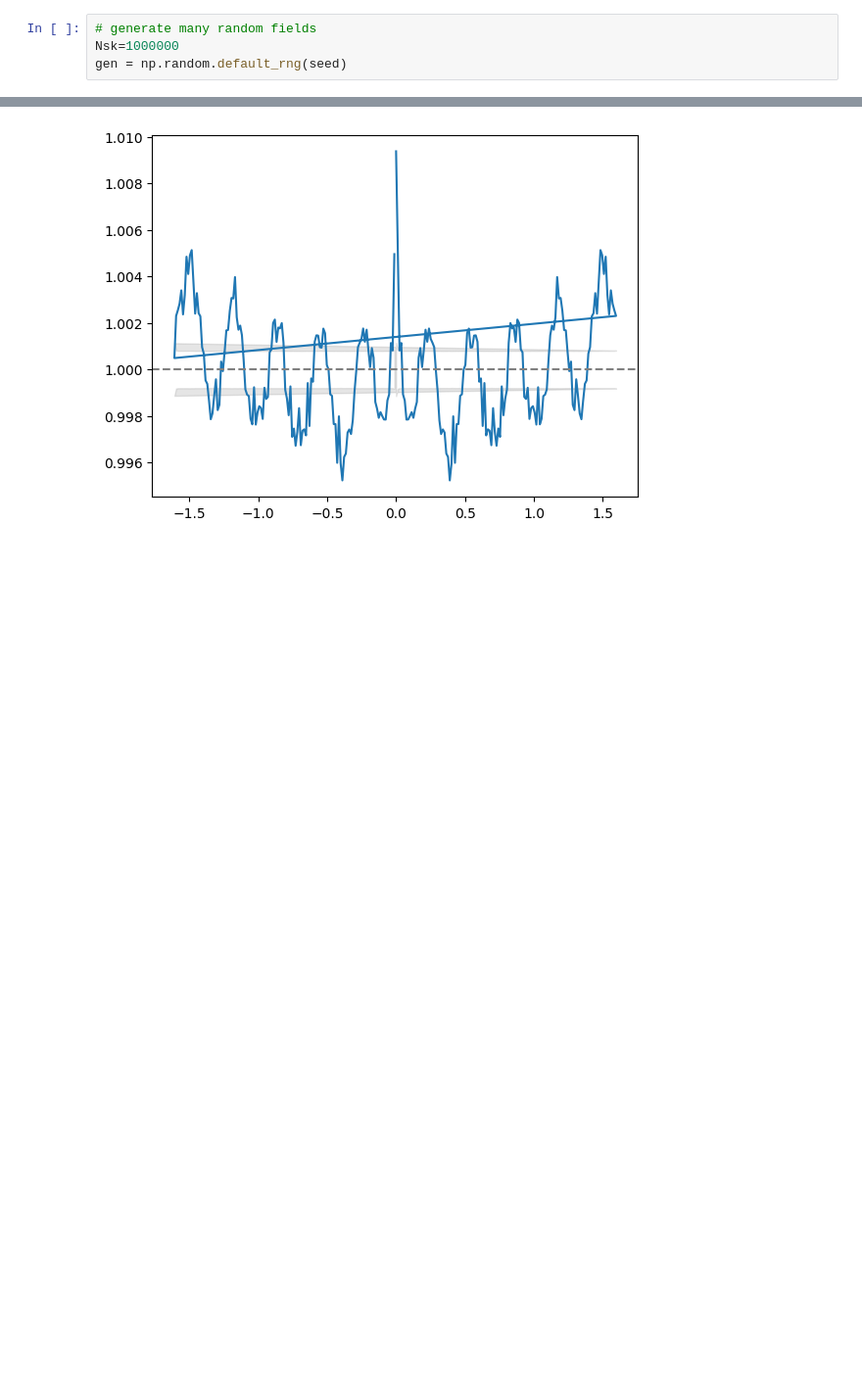
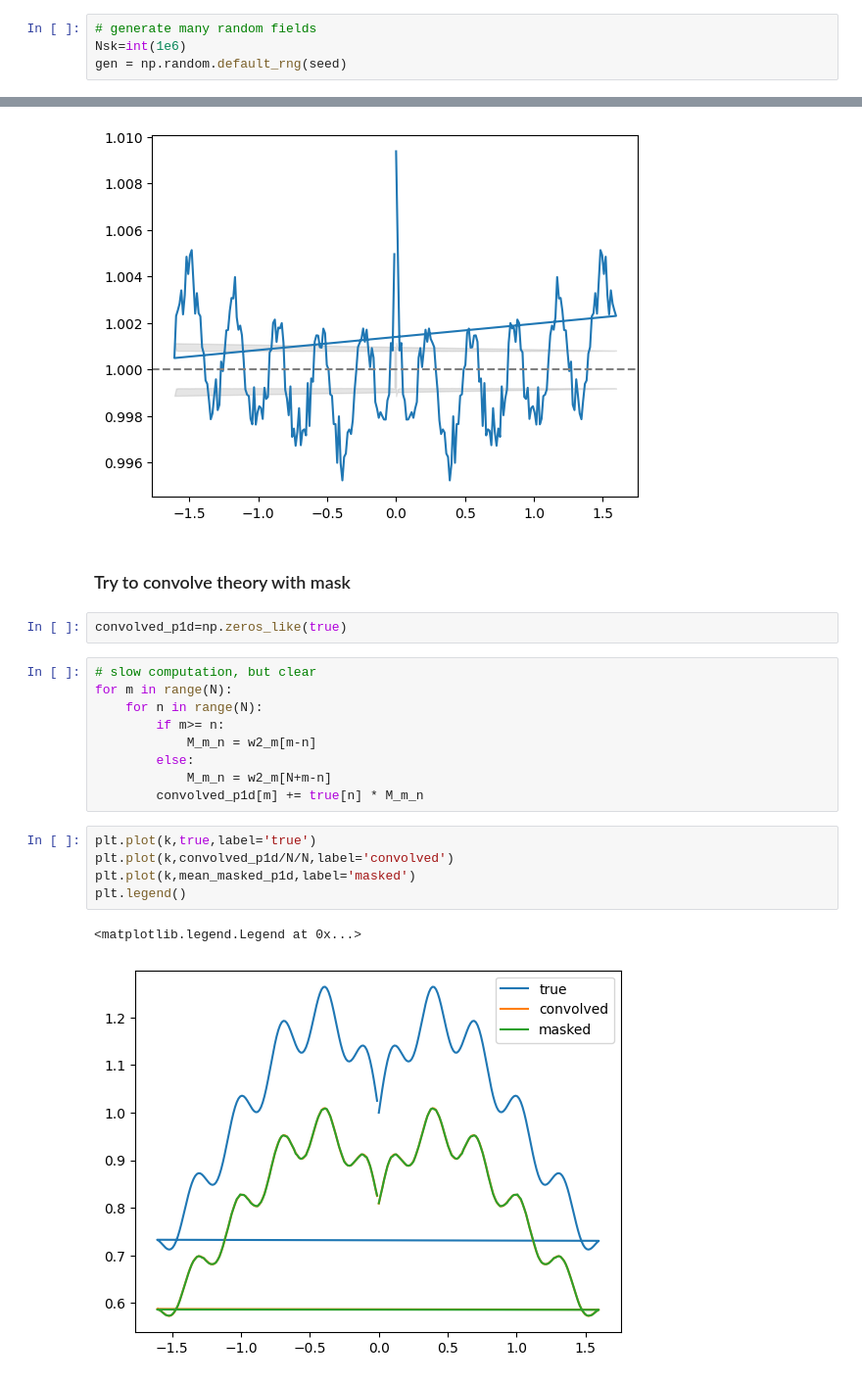
Before and after one commit to sindhusatyavolu/fourier_playground, a Jupyter notebook: notebooks/mask_fft.ipynb, the cells around one changed output, grey strips where cells are left out. Shown at 98% size. Saved outputs shown, nothing was run; the diff lists cells and outputs as text; blank space fills up the shorter version.

Commit message:
convolve theory

```diff
--- a/notebooks/mask_fft.ipynb
+++ b/notebooks/mask_fft.ipynb
@@ -139,7 +139,7 @@ plt.legend()
 The squared amplitude of the Fourier modes should (on average!) agree with the input power spectrum
 # %%
 # generate many random fields
-Nsk=1000000
+Nsk=int(1e6)
 gen = np.random.default_rng(seed)
 # %%
 # measure P1D and variance
@@ -289,3 +289,24 @@ plt.axhline(y=1,ls='--',color='gray')
 # %% [output]
 <matplotlib.lines.Line2D at 0x...>
 [figure]
+# %% [markdown]
+### Try to convolve theory with mask
+# %%
+convolved_p1d=np.zeros_like(true)
+# %%
+# slow computation, but clear
+for m in range(N):
+    for n in range(N):
+        if m>= n:
+            M_m_n = w2_m[m-n]
+        else:
+            M_m_n = w2_m[N+m-n]
+        convolved_p1d[m] += true[n] * M_m_n
+# %%
+plt.plot(k,true,label='true')
+plt.plot(k,convolved_p1d/N/N,label='convolved')
+plt.plot(k,mean_masked_p1d,label='masked')
+plt.legend()
+# %% [output]
+<matplotlib.legend.Legend at 0x...>
+[figure, added]
```
